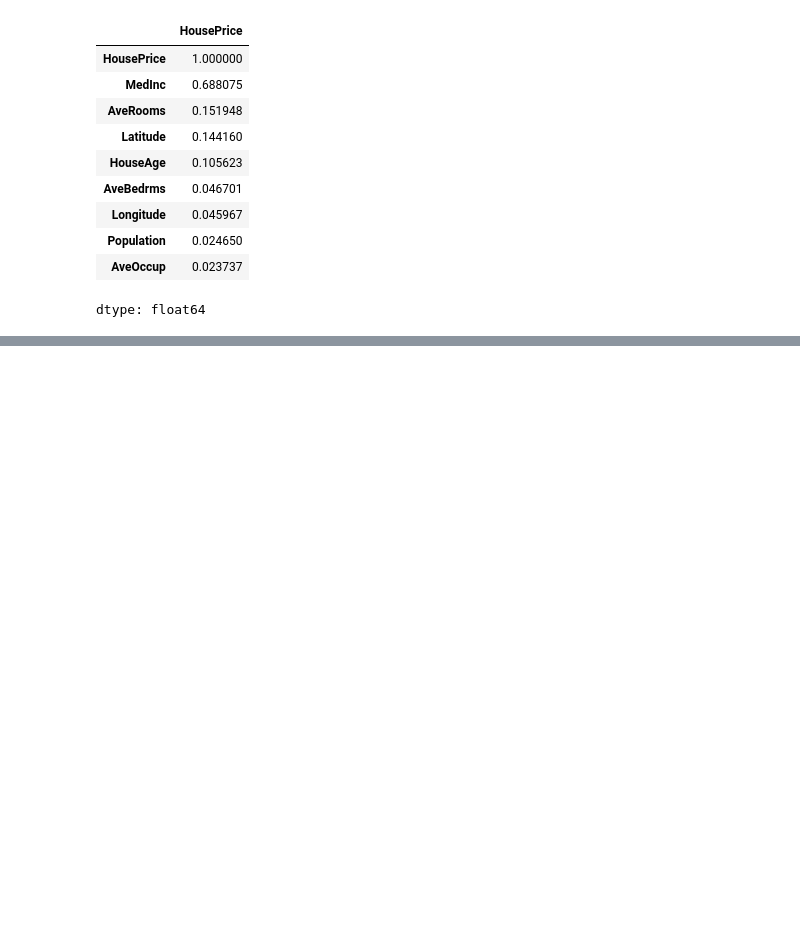
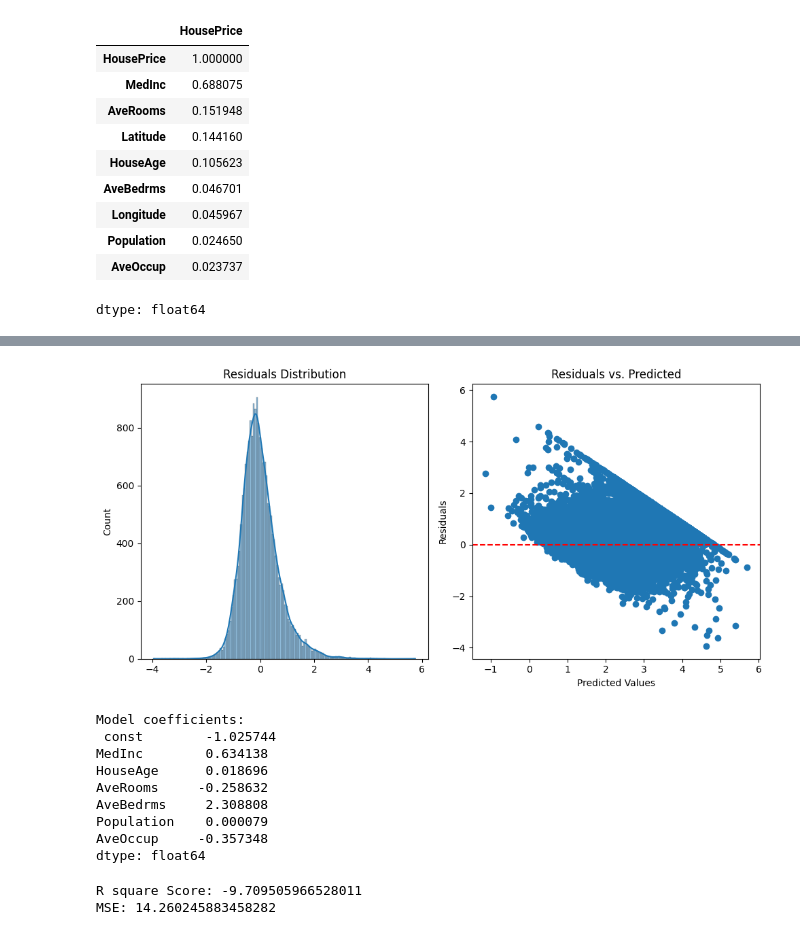
Before and after one commit to amyaby/Machine-learning, a Jupyter notebook: linear_Regression.ipynb, the cells around one changed output, grey strips where cells are left out. Drawn from its saved outputs; the diff is of its cells as text; code cells hidden in the pictures; blank space fills up the shorter version.

```diff
--- a/LinearRegression.ipynb
+++ b/linear_Regression.ipynb
@@ -132,22 +226,55 @@ model =sm.OLS(y,x).fit()
+# %%
+cols_to_convert = ['MedInc' , 'HouseAge','AveBedrms','Population','AveOccup']
+housing_df_new[cols_to_convert] = housing_df_new[cols_to_convert].apply(pd.to_numeric,errors='coerce')
+housing_df_new['HousePrice'] = pd.to_numeric(housing_df_new['HousePrice'],errors='coerce')
+
+X= sm.add_constant(housing_df_new.drop('HousePrice',axis=1))
+Y=housing_df_new['HousePrice']
+
+model = sm.OLS(Y,X).fit()
 # %%
 residuals = model.resid
-plt.figure(figuresize=(10,5))
-plt.subplot(1,2,1)
-sns.histplot(residuals,kde=True)
-plt.title('Residuls distribution')
-plt.subplot(1,2,2)
-plt.scatter(model.predict(X),residuals)
-plt.axhline(y=0,color='red',linestyle='--')
-plt.title('Residuls vs. predicted')
-plt.ylabl('Residuals')
+
+plt.figure(figsize=(10, 5))
+
+# First subplot: Histogram of residuals
+plt.subplot(1, 2, 1)
+sns.histplot(residuals, kde=True)
+plt.title('Residuals Distribution')
+
+# Second subplot: Scatter plot of residuals vs. predicted values
+plt.subplot(1, 2, 2)
+plt.scatter(model.predict(X), residuals)
+plt.axhline(y=0, color='red', linestyle='--')
+plt.title('Residuals vs. Predicted')
+plt.xlabel('Predicted Values')
+plt.ylabel('Residuals')
+
+plt.tight_layout()  # Ensures proper spacing between subplots
 plt.show()
-print("Model coefficient:\n",model.params)
+
+print("Model coefficients:\n", model.params)
+# %% [output]
+[figure, added]
+Model coefficients:
+ const        -1.025744
+MedInc        0.634138
+HouseAge      0.018696
+AveRooms     -0.258632
+AveBedrms     2.308808
+Population    0.000079
+AveOccup     -0.357348
+dtype: float64
 # %%
-form sklearn.metrics import mean_squared_error,r2_score
-predictios = model.predict(x)
-
-print("R square Score:" r2_score(y,predictions))
+from sklearn.metrics import mean_squared_error, r2_score
+predictions = model.predict(x)
+# X est la matrice des variables indépendantes (avec une constante ajoutée)
+# Y est le vecteur des variables dépendantes
+print("R square Score:", r2_score(y,predictions))
 print("MSE:",mean_squared_error(y,predictions))
+# %% [output]
+R square Score: -9.709505966528011
+MSE: 14.260245883458282
 # %%
 import matplotlib.pyplot as plt
 def plot_boxplots(df):
```
Also changed, not shown: parts of 11 cells of this notebook.
